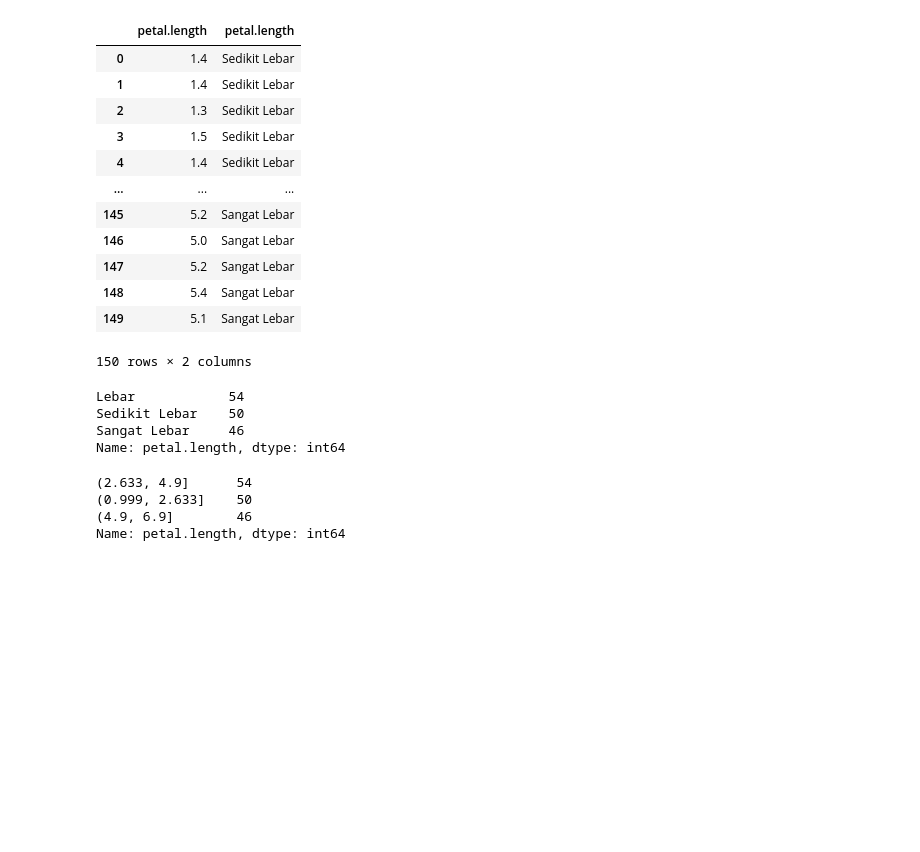
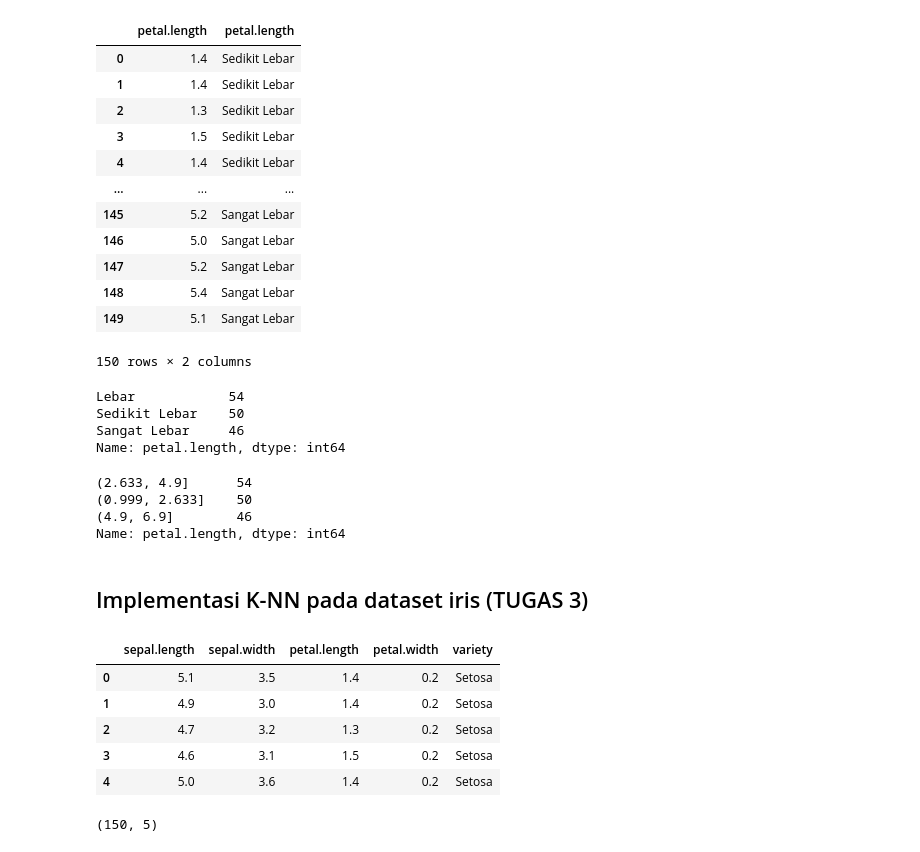
Before and after one commit to triasmidwi/Data-Mining, a Jupyter notebook: _sources/notebooks.ipynb, the cells around one changed output. Cells and saved outputs as stored; diff of their text form; code cells hidden in the pictures; blank space fills up the shorter version.

```diff
--- a/_sources/notebooks.ipynb
+++ b/_sources/notebooks.ipynb
@@ -688,3 +688,24 @@ interval_petal_length_ef_binning
 (0.999, 2.633]    50
 (4.9, 6.9]        46
 Name: petal.length, dtype: int64
+# %% [markdown]
+## Implementasi K-NN pada dataset iris (TUGAS 3)
+# %%
+import pandas as pd
+# mengakses data
+dataset_url = "https://gist.githubusercontent.com/netj/8836201/raw/6f9306ad21398ea43cba4f7d537619d0e07d5ae3/iris.csv"
+# membaca data
+df = pd.read_csv(dataset_url)
+df.head()
+# %% [output]
+|  | sepal.length | sepal.width | petal.length | petal.width | variety |
+| 0 | 5.1 | 3.5 | 1.4 | 0.2 | Setosa |
+| 1 | 4.9 | 3.0 | 1.4 | 0.2 | Setosa |
+| 2 | 4.7 | 3.2 | 1.3 | 0.2 | Setosa |
+| 3 | 4.6 | 3.1 | 1.5 | 0.2 | Setosa |
+| 4 | 5.0 | 3.6 | 1.4 | 0.2 | Setosa |
+# %%
+#check number of rows and columns in dataset
+df.shape
+# %% [output]
+(150, 5)
```
Also changed, not shown: parts of 12 cells of this notebook, 2 other files.
